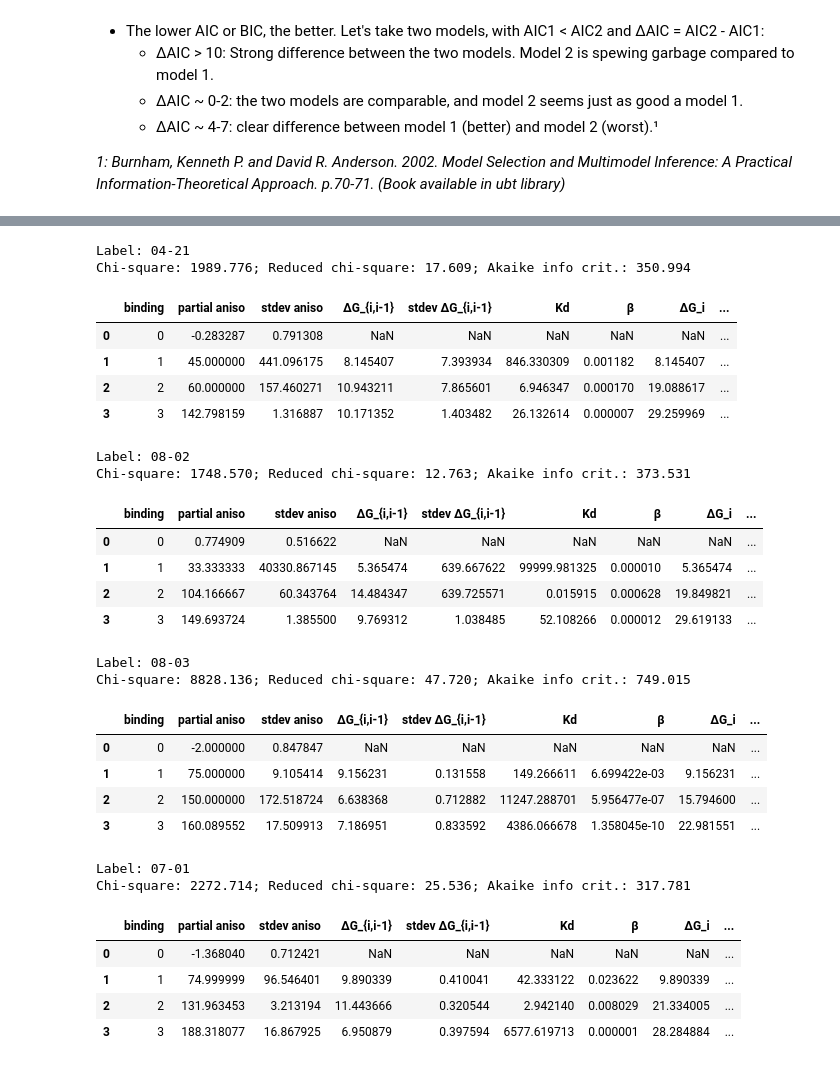
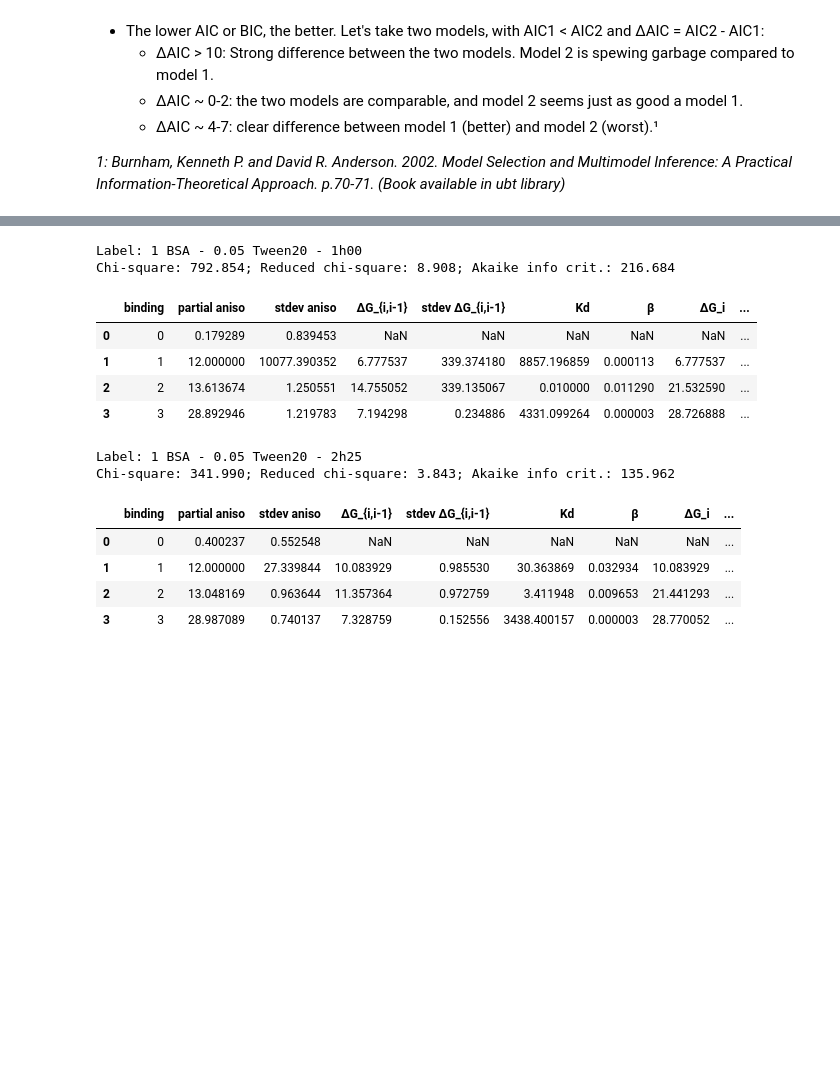
Before and after one commit to OLaprevote/experiment-utilities, a Jupyter notebook: fit_binding_curve.ipynb, the cells around one changed output, grey strips where cells are left out. Cells and saved outputs as stored; diff of their text form; code cells hidden in the pictures; blank space fills up the shorter version.

```diff
--- a/fit_binding_curve.ipynb
+++ b/fit_binding_curve.ipynb
@@ -211,13 +211,16 @@ def summarize_fit(result):
 # Get files
 if is_colab:
     uploaded = files.upload()
-    fpath_list = [fn for fn in uploaded.keys()]
+    !mkdir -p inp
+    for fn in uploaded.keys():
+        !mv "$fn" "inp/$fn"
+    fpath_list = [f'inp/{fn}' for fn in uploaded.keys()]
 else:
     fpath_list = [] # Put files you want here
 
 if fpath_list == []:
     import glob
-    fpath_list = glob.glob('*.csv')
+    fpath_list = glob.glob('inp/*.csv')
     fpath_list = [fpath for fpath in fpath_list if not '(' in fpath]
     print('No file inputed. These files will hence be used:\n -',
           '\n - '.join(fpath_list))
@@ -268,7 +268,7 @@ from lmfit import Model, Parameters
 
 # Parameters
 #@markdown **Labels** for the proteins or conditions, each label separated by a comma:
-labels = "04-21, 08-02, 08-03, 07-01" #@param {type:"string"}
+labels = "1 BSA - 0.05 Tween20 - 1h00, 1 BSA - 0.05 Tween20 - 2h25" #@param {type:"string"}
 label_list = labels.split(', ')
 
 #@markdown **Total macromolecule concentration** in nM
@@ -307,7 +307,7 @@ if not hasattr(bounds_kds_list[0][0], '__iter__'):
 #@markdown
 #@markdown Leaving out 1 partial signal will set $S_0$ to the average of the signal when there is no ligand.
 #@markdown Leaving out 2 partial signals will also set $S_n$ to the highest signal value.
-partial_anisos0_list = [[30, 50], [50, 125], [50, 125], [50, 125]] #@param
+partial_anisos0_list = [8, 14] #@param
 if not hasattr(partial_anisos0_list[0], '__iter__'):
     partial_anisos0_list = [partial_anisos0_list] * len(label_list)
 
@@ -317,7 +317,7 @@ if not hasattr(partial_anisos0_list[0], '__iter__'):
 #@markdown
 #@markdown Only one number as the boundary sets them to [guess/number, guess*number].
 #@markdown Two numbers as the boundary sets them to [guess+number0, guess+number1].
-bounds_anisos_list = [[-2, 2], 1.5, 1.2, 1.5] #@param
+bounds_anisos_list = [[-1, 1], 1.5, 1.2, 1.5] #@param
 if any(isinstance(k, (int, float)) for k in bounds_anisos_list):
     bounds_anisos_list = [bounds_anisos_list] * len(label_list)
 
@@ -385,57 +385,43 @@ for (aniso_df, stat_aniso_df), label, kds0, bounds_kds, partial_anisos0, bounds_
         name=(['c_macromol_tot', 'temperature'] + list(deltaG_params.keys()) + list(aniso_params.keys())),
         value=([c_macromol_tot, temperature] + list(deltaG_params.values()) + list(aniso_params.values())),
         vary=[False, False] + [True for p in p0],
         min=[None, None] + list(bounds[0]),
         max=[None, None] + list(bounds[1])
     )
     params_df = pd.DataFrame(params_dict)
     params = Parameters()
     for idx, row in params_df.iterrows():
         params.add(**row)
 
     # Make model
     num_bindings = len(deltaG0)
     aniso_function = make_aniso_function(num_bindings)
     aniso_model = Model(aniso_function)
 
     # Fit
     results[label] = [x, None]
     result = results[label][1] = aniso_model.fit(y, params, c_lig_tot=x, method='least_squares')
     #display(result)
 
     # Compute & show Kd, beta and total ΔG
     # ------------------------------------
     print(f'Label: {label}\n'
         f'Chi-square: {result.chisqr:.3f}; Reduced chi-square: {result.redchi:.3f}; '
         f'Akaike info crit.: {result.aic:.3f}')
     summary = summarize_fit(result)
     display(summary)
 # %% [output]
-Label: 04-21
-Chi-square: 1989.776; Reduced chi-square: 17.609; Akaike info crit.: 350.994
+Label: 1 BSA - 0.05 Tween20 - 1h00
+Chi-square: 792.854; Reduced chi-square: 8.908; Akaike info crit.: 216.684
 |  | binding | partial aniso | stdev aniso | ΔG_{i,i-1} | stdev ΔG_{i,i-1} | Kd | β | ΔG_i | ... |
-| 0 | 0 | -0.283287 | 0.791308 | NaN | NaN | NaN | NaN | NaN | ... |
-| 1 | 1 | 45.000000 | 441.096175 | 8.145407 | 7.393934 | 846.330309 | 0.001182 | 8.145407 | ... |
-| 2 | 2 | 60.000000 | 157.460271 | 10.943211 | 7.865601 | 6.946347 | 0.000170 | 19.088617 | ... |
-| 3 | 3 | 142.798159 | 1.316887 | 10.171352 | 1.403482 | 26.132614 | 0.000007 | 29.259969 | ... |
+| 0 | 0 | 0.179289 | 0.839453 | NaN | NaN | NaN | NaN | NaN | ... |
+| 1 | 1 | 12.000000 | 10077.390352 | 6.777537 | 339.374180 | 8857.196859 | 0.000113 | 6.777537 | ... |
+| 2 | 2 | 13.613674 | 1.250551 | 14.755052 | 339.135067 | 0.010000 | 0.011290 | 21.532590 | ... |
+| 3 | 3 | 28.892946 | 1.219783 | 7.194298 | 0.234886 | 4331.099264 | 0.000003 | 28.726888 | ... |
-Label: 08-02
-Chi-square: 1748.570; Reduced chi-square: 12.763; Akaike info crit.: 373.531
+Label: 1 BSA - 0.05 Tween20 - 2h25
+Chi-square: 341.990; Reduced chi-square: 3.843; Akaike info crit.: 135.962
 |  | binding | partial aniso | stdev aniso | ΔG_{i,i-1} | stdev ΔG_{i,i-1} | Kd | β | ΔG_i | ... |
-| 0 | 0 | 0.774909 | 0.516622 | NaN | NaN | NaN | NaN | NaN | ... |
-| 1 | 1 | 33.333333 | 40330.867145 | 5.365474 | 639.667622 | 99999.981325 | 0.000010 | 5.365474 | ... |
-| 2 | 2 | 104.166667 | 60.343764 | 14.484347 | 639.725571 | 0.015915 | 0.000628 | 19.849821 | ... |
-| 3 | 3 | 149.693724 | 1.385500 | 9.769312 | 1.038485 | 52.108266 | 0.000012 | 29.619133 | ... |
+| 0 | 0 | 0.400237 | 0.552548 | NaN | NaN | NaN | NaN | NaN | ... |
+| 1 | 1 | 12.000000 | 27.339844 | 10.083929 | 0.985530 | 30.363869 | 0.032934 | 10.083929 | ... |
+| 2 | 2 | 13.048169 | 0.963644 | 11.357364 | 0.972759 | 3.411948 | 0.009653 | 21.441293 | ... |
+| 3 | 3 | 28.987089 | 0.740137 | 7.328759 | 0.152556 | 3438.400157 | 0.000003 | 28.770052 | ... |
-Label: 08-03
-Chi-square: 8828.136; Reduced chi-square: 47.720; Akaike info crit.: 749.015
-|  | binding | partial aniso | stdev aniso | ΔG_{i,i-1} | stdev ΔG_{i,i-1} | Kd | β | ΔG_i | ... |
-| 0 | 0 | -2.000000 | 0.847847 | NaN | NaN | NaN | NaN | NaN | ... |
-| 1 | 1 | 75.000000 | 9.105414 | 9.156231 | 0.131558 | 149.266611 | 6.699422e-03 | 9.156231 | ... |
-| 2 | 2 | 150.000000 | 172.518724 | 6.638368 | 0.712882 | 11247.288701 | 5.956477e-07 | 15.794600 | ... |
-| 3 | 3 | 160.089552 | 17.509913 | 7.186951 | 0.833592 | 4386.066678 | 1.358045e-10 | 22.981551 | ... |
-Label: 07-01
-Chi-square: 2272.714; Reduced chi-square: 25.536; Akaike info crit.: 317.781
-|  | binding | partial aniso | stdev aniso | ΔG_{i,i-1} | stdev ΔG_{i,i-1} | Kd | β | ΔG_i | ... |
-| 0 | 0 | -1.368040 | 0.712421 | NaN | NaN | NaN | NaN | NaN | ... |
-| 1 | 1 | 74.999999 | 96.546401 | 9.890339 | 0.410041 | 42.333122 | 0.023622 | 9.890339 | ... |
-| 2 | 2 | 131.963453 | 3.213194 | 11.443666 | 0.320544 | 2.942140 | 0.008029 | 21.334005 | ... |
-| 3 | 3 | 188.318077 | 16.867925 | 6.950879 | 0.397594 | 6577.619713 | 0.000001 | 28.284884 | ... |
```
Also changed, not shown: parts of 7 cells of this notebook.
